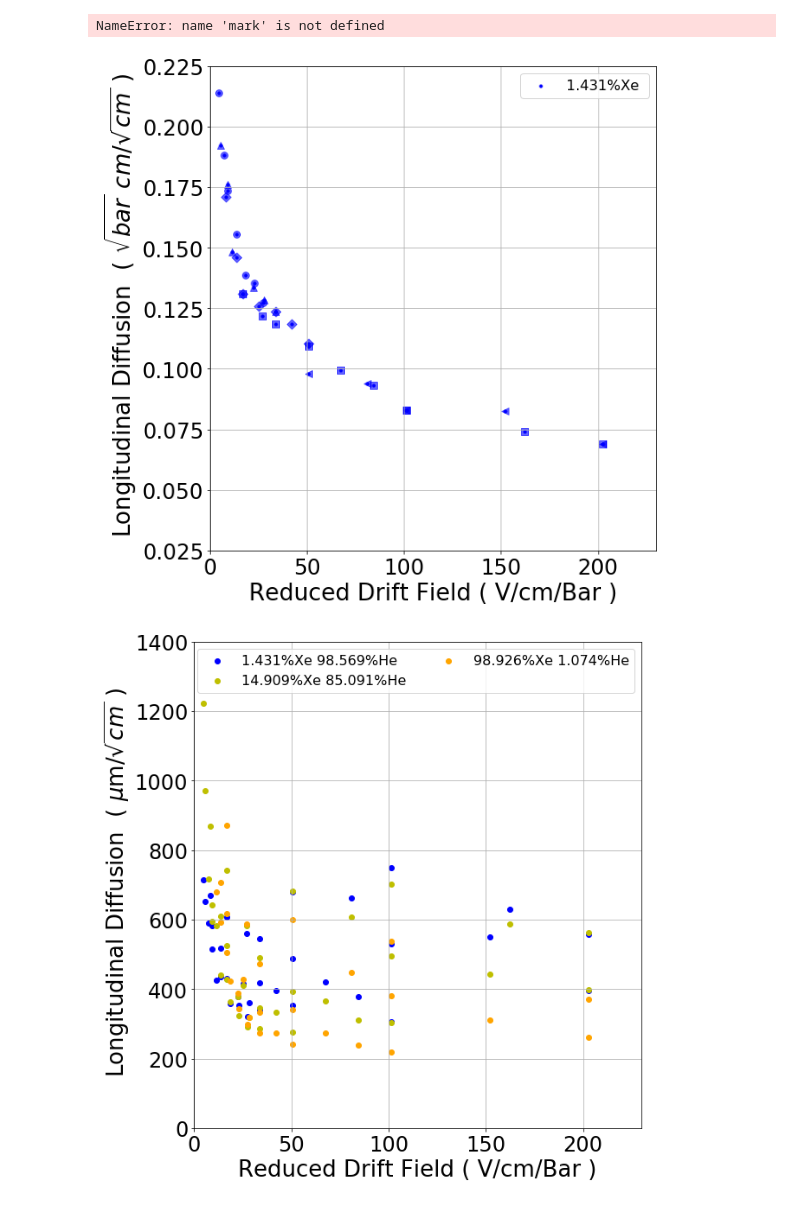
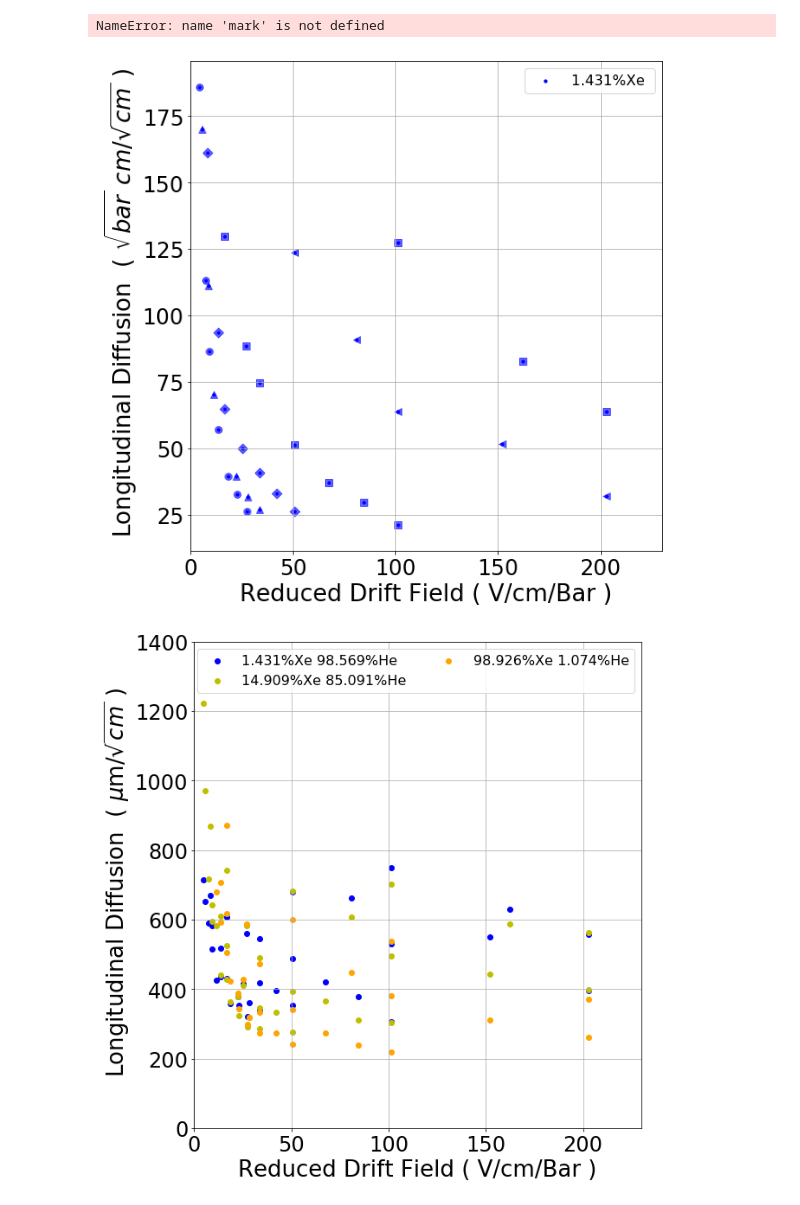
Before and after one commit to AustinMcDonald/Python, a Jupyter notebook: MagBoltz/MB-XeAr-analysis-V2-Error-Copy1.ipynb, the cells around one changed output. Saved outputs shown, nothing was run; the diff lists cells and outputs as text; code cells hidden in the pictures.

```diff
--- a/MagBoltz/MB-XeAr-analysis-V2-Error-Copy1.ipynb
+++ b/MagBoltz/MB-XeAr-analysis-V2-Error-Copy1.ipynb
@@ -364,37 +364,37 @@ for x in [0 ]:
     lab = xe+'%Xe '
     col = cm.plasma((2+x)/7)
     cc = np.sqrt(P)
-    YYY = Vz*cc*Vd#np.sqrt(Vd)
-    YYY = np.sqrt(2*Vz/(Vd*1e5))*np.sqrt(P)
+    YYY = Vz/Vd**3#np.sqrt(Vd)
+    #YYY = np.sqrt(2*Vz/(Vd*1e5))#*np.sqrt(P)
     #YYY = Vz*(Vd*1e5)**2#*np.sqrt(P)
     #YYY = Vz*cc
     XXX = E/P
     plt.scatter(XXX,YYY,label=lab, color=COL[x],s=10)
     color = COL[x]
     mark = Mark(E/P,P)
     for x, y, m in zip(XXX, YYY, mark):
         plt.scatter(x, y, alpha=0.6,marker=m,color=color,s=60)
     #plt.errorbar(E/P,Vz,yerr=err,color=COL[x],alpha=0.9,fmt='D',markersize=0,linewidth=1.4)
     #plt.errorbar(extr,SIGM,yerr=7.66e-3,xerr=0.025,color='b',alpha=0.9,fmt='D',markersize=3,linewidth=1.4)
 
 
 plt.xlabel(r'Reduced Drift Field ( V/cm/Bar )',fontsize=26)
 plt.ylabel(r' Longitudinal Diffusion  ( $\sqrt{bar}$ $cm$/$\sqrt{cm}$ )',fontsize=26)
 plt.xticks(fontsize=24)
 plt.yticks(fontsize=24)
 #plt.xticks(np.arange(0, 400, 50.0))
 plt.grid()
 plt.legend(loc='upper right',fontsize=16,ncol=2)
 plt.tight_layout()
 #plt.ylim(0,4000)
-plt.ylim(0.025,0.225)
+#plt.ylim(0.025,0.225)
 plt.xlim(0,230)
 #plt.ylim(200,5500)
 #plt.savefig("/Users/austinmcdonald/Desktop/DslashSTARBARMB"+".png")
 
 plt.show()
 # %% [output]
-[figure, old version]
+[figure, new version]
 # %%
 ###       [0    , 1    ,2    , 3   , 4     , 5     , 6   , 7    , 8   , 9    , 10  , 11  , 12]
 ###Vals = [XePer, ArPer, Temp, Pres, Efield, Zdrift, Zerr, Tdiff, Terr, Ldiff, Lerr, Mele, Merr]
```
Also changed, not shown: 10 other files.
